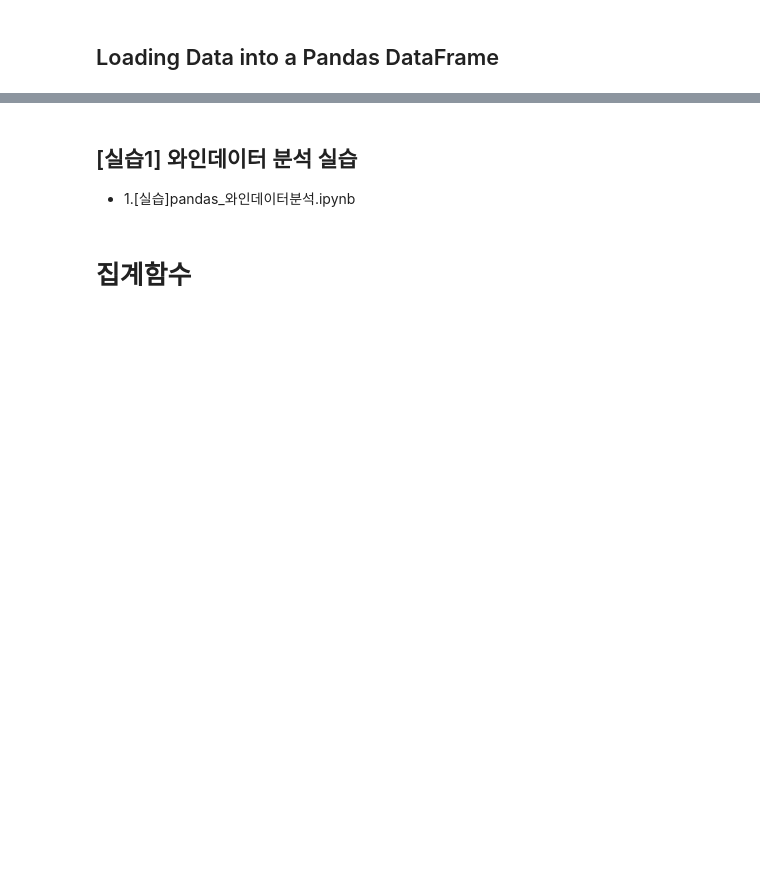
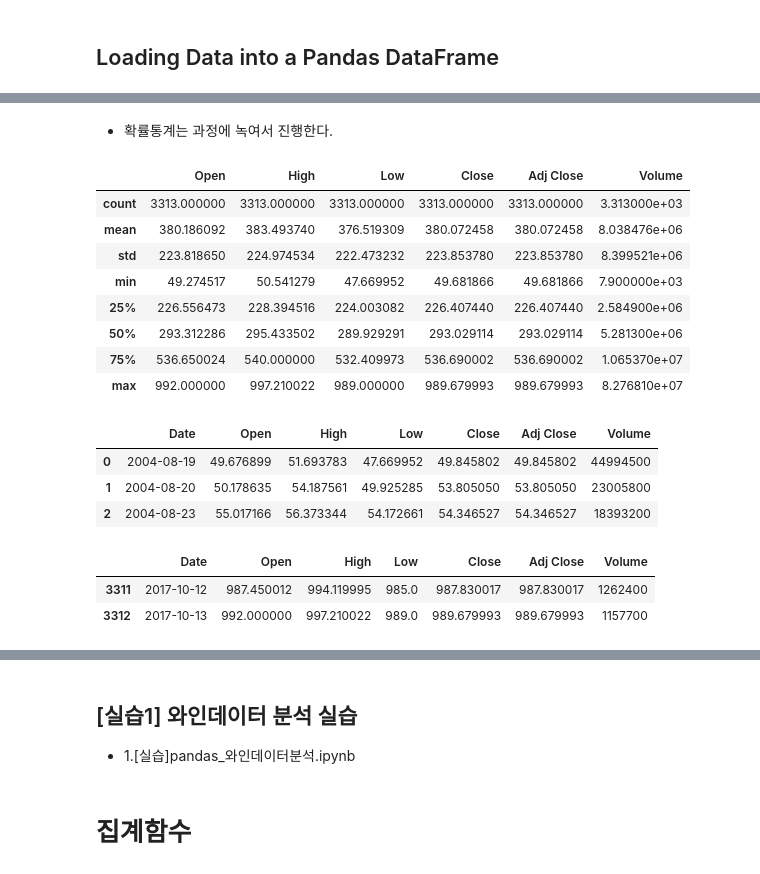
Before and after one commit to nnieun/gg_data_analisys_ex, a Jupyter notebook: 1.a 강의 pandas.ipynb, the cells around one changed output, grey strips where cells are left out. Cells and saved outputs as stored; diff of their text form; code cells hidden in the pictures; blank space fills up the shorter version.

```diff
--- a/1.a 강의 pandas.ipynb
+++ b/1.a 강의 pandas.ipynb
@@ -881,4 +925,31 @@ NameError: name 'items' is not defined
+# %% [markdown]
+- 확률통계는 과정에 녹여서 진행한다.
+# %%
+df.describe()
+# %% [output]
+|  | Open | High | Low | Close | Adj Close | Volume |
+| count | 3313.000000 | 3313.000000 | 3313.000000 | 3313.000000 | 3313.000000 | 3.313000e+03 |
+| mean | 380.186092 | 383.493740 | 376.519309 | 380.072458 | 380.072458 | 8.038476e+06 |
+| std | 223.818650 | 224.974534 | 222.473232 | 223.853780 | 223.853780 | 8.399521e+06 |
+| min | 49.274517 | 50.541279 | 47.669952 | 49.681866 | 49.681866 | 7.900000e+03 |
+| 25% | 226.556473 | 228.394516 | 224.003082 | 226.407440 | 226.407440 | 2.584900e+06 |
+| 50% | 293.312286 | 295.433502 | 289.929291 | 293.029114 | 293.029114 | 5.281300e+06 |
+| 75% | 536.650024 | 540.000000 | 532.409973 | 536.690002 | 536.690002 | 1.065370e+07 |
+| max | 992.000000 | 997.210022 | 989.000000 | 989.679993 | 989.679993 | 8.276810e+07 |
 # %%
 # 3.313000e+03
 # e+03 : 10의 3승 : 1000
 # e-03 : 10dml -3승  : 0.001
+# %%
+df.head(3)
+# %% [output]
+|  | Date | Open | High | Low | Close | Adj Close | Volume |
+| 0 | 2004-08-19 | 49.676899 | 51.693783 | 47.669952 | 49.845802 | 49.845802 | 44994500 |
+| 1 | 2004-08-20 | 50.178635 | 54.187561 | 49.925285 | 53.805050 | 53.805050 | 23005800 |
+| 2 | 2004-08-23 | 55.017166 | 56.373344 | 54.172661 | 54.346527 | 54.346527 | 18393200 |
+# %%
+df.tail(2)
+# %% [output]
+|  | Date | Open | High | Low | Close | Adj Close | Volume |
+| 3311 | 2017-10-12 | 987.450012 | 994.119995 | 985.0 | 987.830017 | 987.830017 | 1262400 |
+| 3312 | 2017-10-13 | 992.000000 | 997.210022 | 989.0 | 989.679993 | 989.679993 | 1157700 |
```
Also changed, not shown: parts of 9 cells of this notebook.
